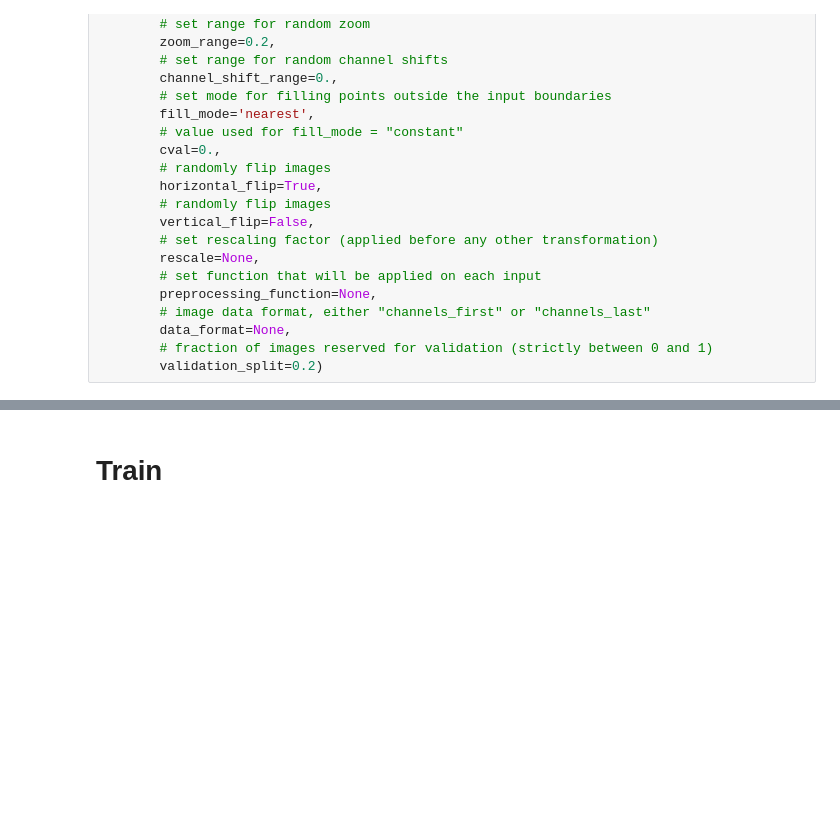
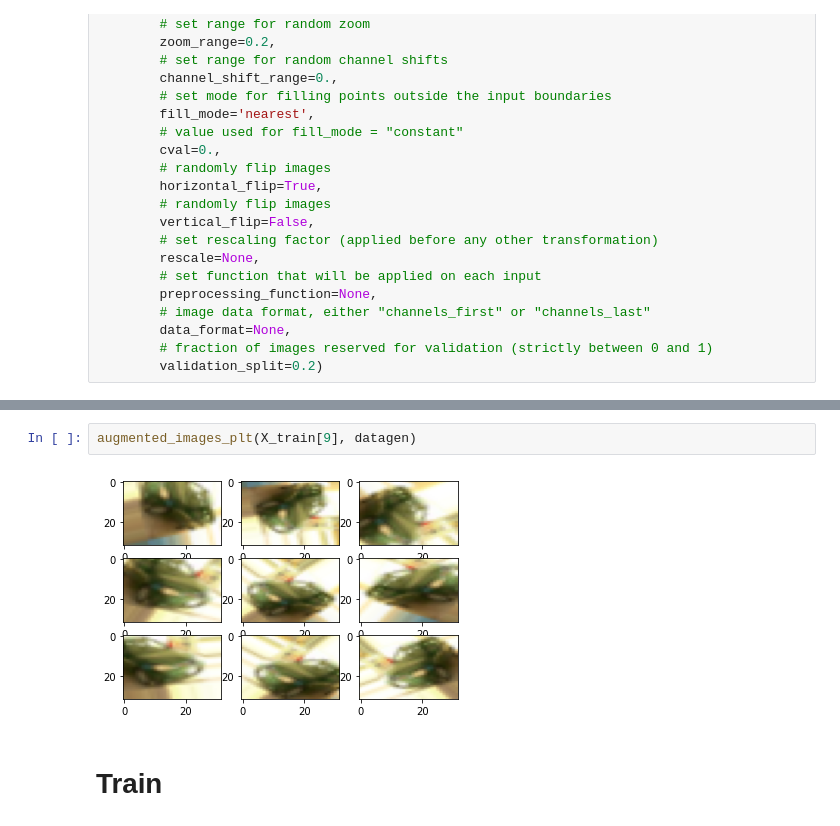
Before and after one commit to somu13/CS61A, a Jupyter notebook: ResNets_on_Public_Datasets_[Under_Construction].ipynb, the cells around one changed output, grey strips where cells are left out. Saved outputs shown, nothing was run; the diff lists cells and outputs as text; blank space fills up the shorter version.

```diff
--- a/ResNets_on_Public_Datasets_[Under_Construction].ipynb
+++ b/ResNets_on_Public_Datasets_[Under_Construction].ipynb
@@ -366,3 +416,7 @@ ValueError: ignored
+# %%
+augmented_images_plt(X_train[9], datagen)
+# %% [output]
+[figure, added]
 # %% [markdown]
 # Train
 # %%
```
Also changed, not shown: parts of 14 cells of this notebook.
